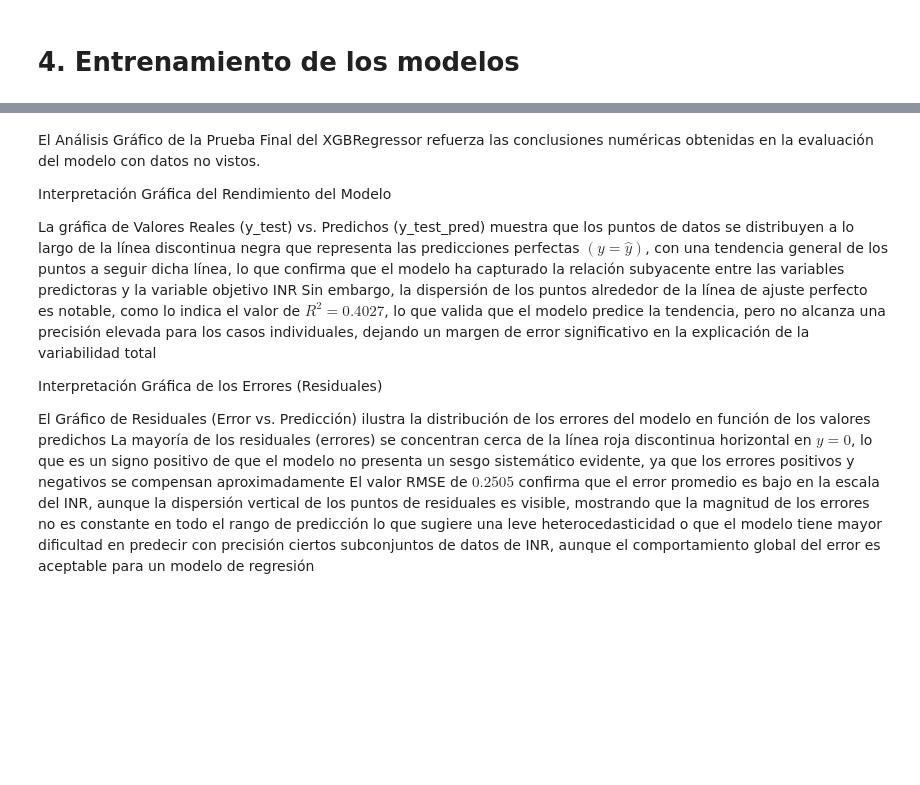
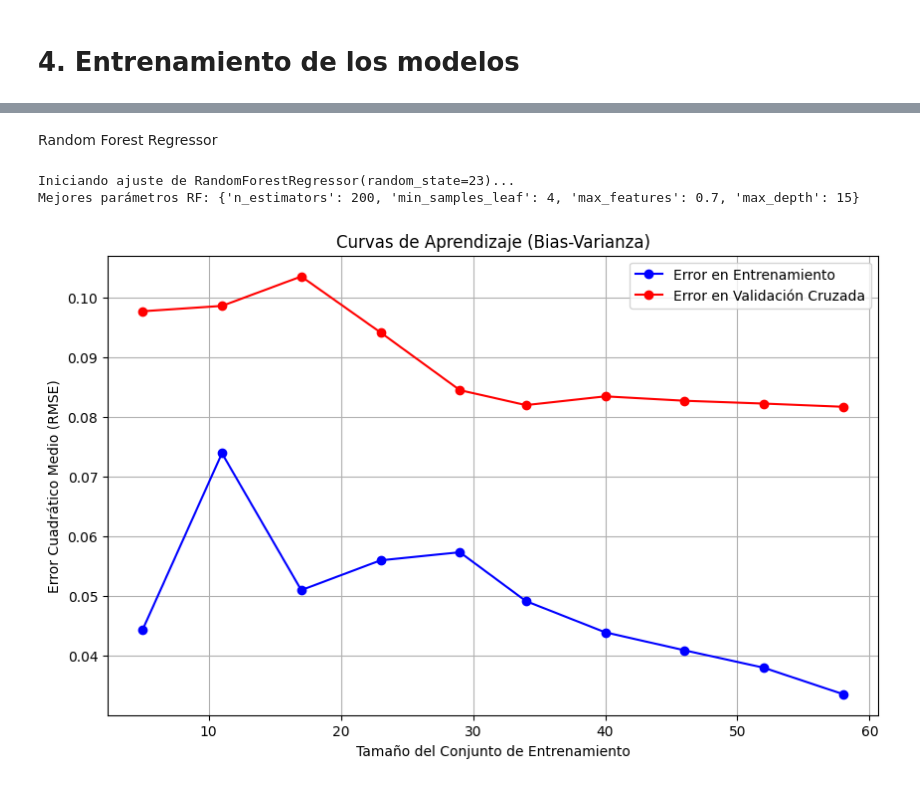
Before and after one commit to anavagi/anticoagulant-patology-analysis, a Jupyter notebook: ModelTraining_and_Conclusions.ipynb, the cells around one changed output, grey strips where cells are left out. Drawn from its saved outputs; the diff is of its cells as text; code cells hidden in the pictures; blank space fills up the shorter version.

```diff
--- a/ModelTraining_and_Conclusions.ipynb
+++ b/ModelTraining_and_Conclusions.ipynb
@@ -295,10 +151,12 @@ norm = ColumnTransformer(
 )
 # La salida como dataframe
 norm.set_output(transform="pandas")
+norm.fit(X_train_processed) # Ajustamos solo en Entrenamiento procesado
 
-norm.fit(X_train_processed)
-X_train_processed_norm = norm.transform(X_train_processed)
+X_train_scaled = norm.transform(X_train_processed)
+X_val_scaled = norm.transform(X_val_processed) # Transformamos Validación
 
-display(X_train_processed_norm)
+X_test_scaled = norm.transform(X_test_processed)
+X_cal_scaled = norm.transform(X_cal_processed)
 # %% [markdown]
 # 4. Entrenamiento de los modelos
@@ -379,11 +162,0 @@ Tu modelo ha sido entrenado para resolver un problema de regresión, y la evalua
-# %%
-from xgboost import XGBRegressor
-from sklearn.metrics import mean_squared_error, mean_absolute_error, r2_score
-
-xgb_model = XGBRegressor(n_estimators=100, learning_rate=0.1, random_state=42)
-xgb_model.fit(X_train, y_train)
-y_pred_xgb = xgb_model.predict(X_train)
-
-print("XGBoost R2:", r2_score(y_train, y_pred_xgb))
-print("XGBoost RMSE:", np.sqrt(mean_squared_error(y_train, y_pred_xgb)))
-print("XGBoost MAE:", mean_absolute_error(y_train, y_pred_xgb))
@@ -402,11 +162,0 @@ Las métricas de entrenamiento son excelentes, pero son engañosas. El modelo de
-# %%
-from catboost import CatBoostRegressor
-from sklearn.metrics import mean_squared_error, mean_absolute_error, r2_score
-
-cat_model = CatBoostRegressor(n_estimators=100, learning_rate=0.1, random_state=42, silent=True)
-cat_model.fit(X_train, y_train)
-y_pred_cat = cat_model.predict(X_train)
-
-print("CatBoost R2:", r2_score(y_train, y_pred_cat))
-print("CatBoost RMSE:", np.sqrt(mean_squared_error(y_train, y_pred_cat)))
-print("CatBoost MAE:", mean_absolute_error(y_train, y_pred_cat))
@@ -614,10 +163,19 @@ plt.show()
-# %% [markdown]
-El Análisis Gráfico de la Prueba Final del XGBRegressor refuerza las conclusiones numéricas obtenidas en la evaluación del modelo con datos no vistos.
-
-Interpretación Gráfica del Rendimiento del Modelo
-
-La gráfica de Valores Reales (y_test) vs. Predichos (y_test_pred)  muestra que los puntos de datos se distribuyen a lo largo de la línea discontinua negra que representa las predicciones perfectas $(y = \hat{y})$, con una tendencia general de los puntos a seguir dicha línea, lo que confirma que el modelo ha capturado la relación subyacente entre las variables predictoras y la variable objetivo INR Sin embargo, la dispersión de los puntos alrededor de la línea de ajuste perfecto es notable, como lo indica el valor de $R^2 = 0.4027$, lo que valida que el modelo predice la tendencia, pero no alcanza una precisión elevada para los casos individuales, dejando un margen de error significativo en la explicación de la variabilidad total
-
-Interpretación Gráfica de los Errores (Residuales)
-
-El Gráfico de Residuales (Error vs. Predicción)  ilustra la distribución de los errores del modelo en función de los valores predichos La mayoría de los residuales (errores) se concentran cerca de la línea roja discontinua horizontal en $y=0$, lo que es un signo positivo de que el modelo no presenta un sesgo sistemático evidente, ya que los errores positivos y negativos se compensan aproximadamente El valor RMSE de $0.2505$ confirma que el error promedio es bajo en la escala del INR, aunque la dispersión vertical de los puntos de residuales es visible, mostrando que la magnitud de los errores no es constante en todo el rango de predicción lo que sugiere una leve heterocedasticidad o que el modelo tiene mayor dificultad en predecir con precisión ciertos subconjuntos de datos de INR, aunque el comportamiento global del error es aceptable para un modelo de regresión
+# %% [markdown]
+Random Forest Regressor
+# %%
+# Espacio de búsqueda para Random Forest
+param_grid_rf = {
+    'n_estimators': [100, 200, 500],
+    'max_depth': [5, 10, 15, None],
+    'min_samples_leaf': [1, 2, 4],
+    'max_features': [0.5, 0.7, 1.0]
+}
+
+best = bestHiperparamethers_randomizedSearchCV(param_grid_rf,RandomForestRegressor(random_state=23),X_train_scaled, y_train)
+# %% [output]
+Iniciando ajuste de RandomForestRegressor(random_state=23)...
+Mejores parámetros RF: {'n_estimators': 200, 'min_samples_leaf': 4, 'max_features': 0.7, 'max_depth': 15}
+# %%
+plot_learning_curve(best, X_train_scaled, y_train)
+# %% [output]
+[figure, added]
```
Also changed, not shown: parts of 52 cells of this notebook, 22 other files.
